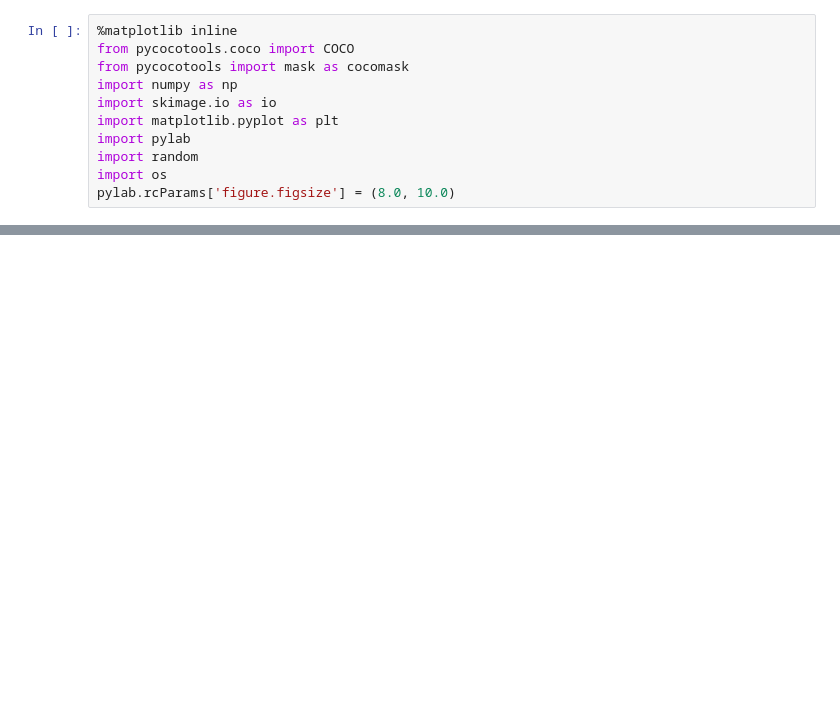
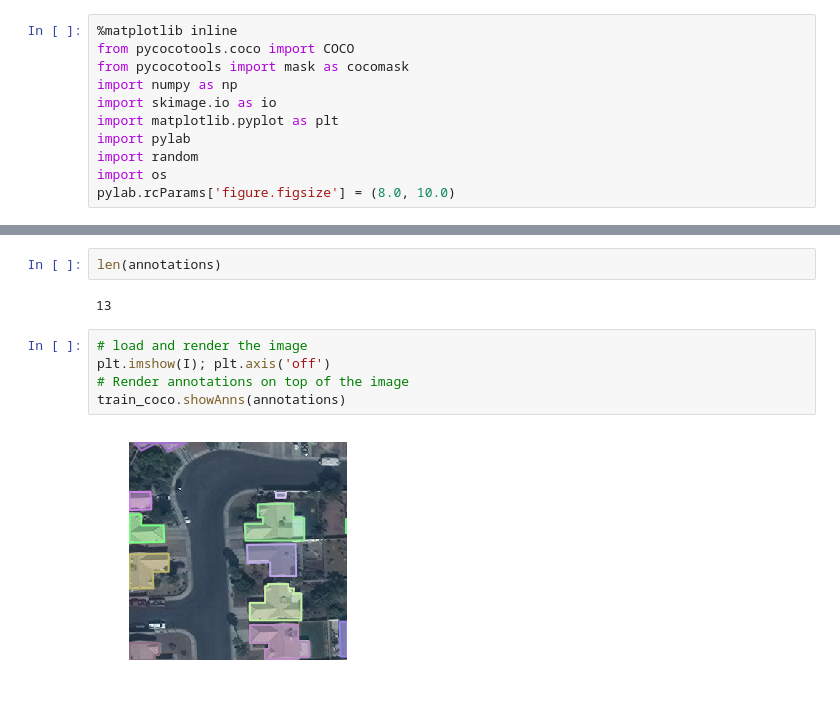
Before and after one commit to PatriciaRodrigues1994/Satellite-Image-Segmentation, a Jupyter notebook: dev/dev.ipynb, the cells around one changed output, grey strips where cells are left out. Drawn from its saved outputs; the diff is of its cells as text; blank space fills up the shorter version.

```diff
--- a/dev/dev.ipynb
+++ b/dev/dev.ipynb
@@ -43,0 +120,11 @@ annToMask(ann) method of pycocotools.coco.COCO instance
+# %%
+len(annotations)
+# %% [output]
+13
+# %%
+# load and render the image
+plt.imshow(I); plt.axis('off')
+# Render annotations on top of the image
+train_coco.showAnns(annotations)
+# %% [output]
+[figure, added]
```
Also changed, not shown: parts of 25 cells of this notebook, 4 other files.
